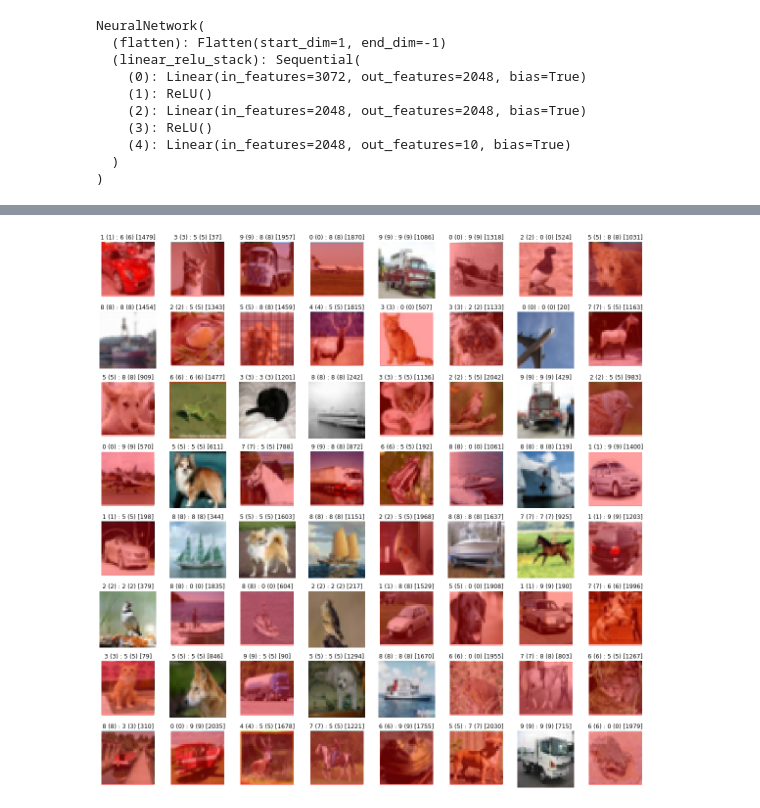
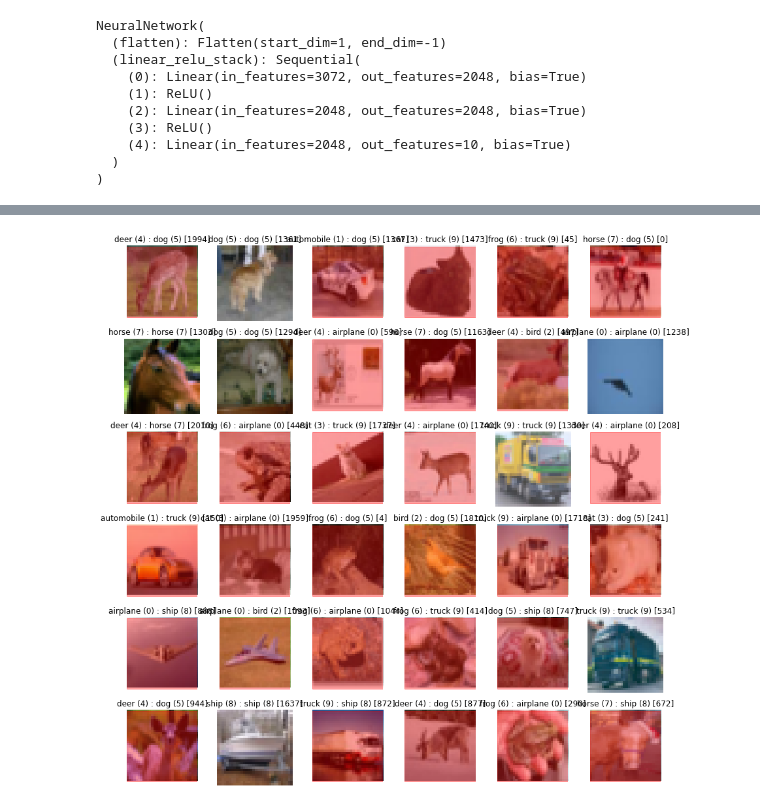
Before and after one commit to GilgameshxZero/utulek, a Jupyter notebook: experiments/fc.ipynb, the cells around one changed output, grey strips where cells are left out. Cells and saved outputs as stored; diff of their text form; code cells hidden in the pictures.

```diff
--- a/experiments/fc.ipynb
+++ b/experiments/fc.ipynb
@@ -129,7 +129,7 @@ Wall time: 4min 34s
 # %%
 for X, Y in train_dataloader:
     pred = model(X.to(hps["device"])).argmax(axis=1).cpu()
-    utulek.show_img_ds(X, Y, pred, labels=[i for i in range(10)], shape=(8, 8))
+    utulek.show_img_ds(X, Y, pred, labels=utulek.fetch_tfds_img_ds_labels("cifar10"), shape=(6, 6))
     break
 # %% [output]
-[figure, old version]
+[figure, new version]
```
Also changed, not shown: parts of 1 cell of this notebook.
